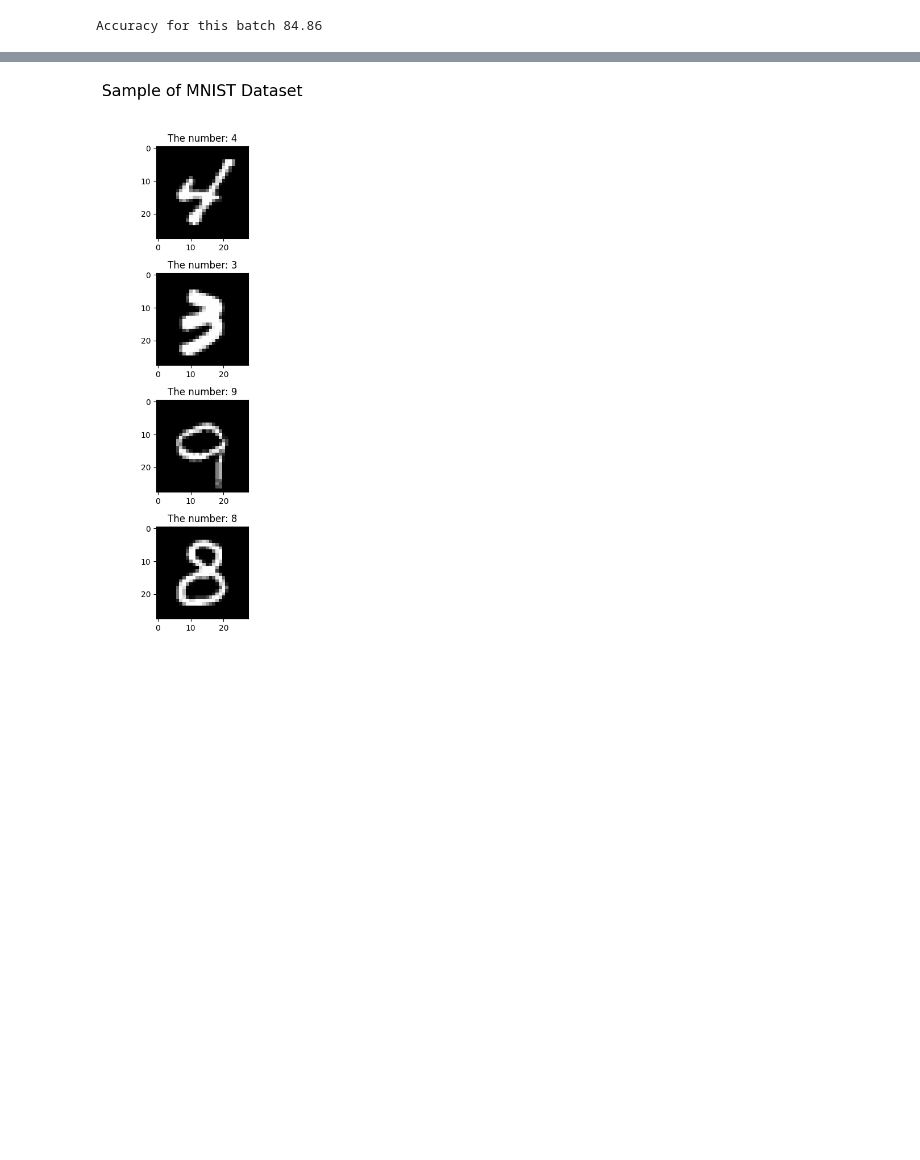
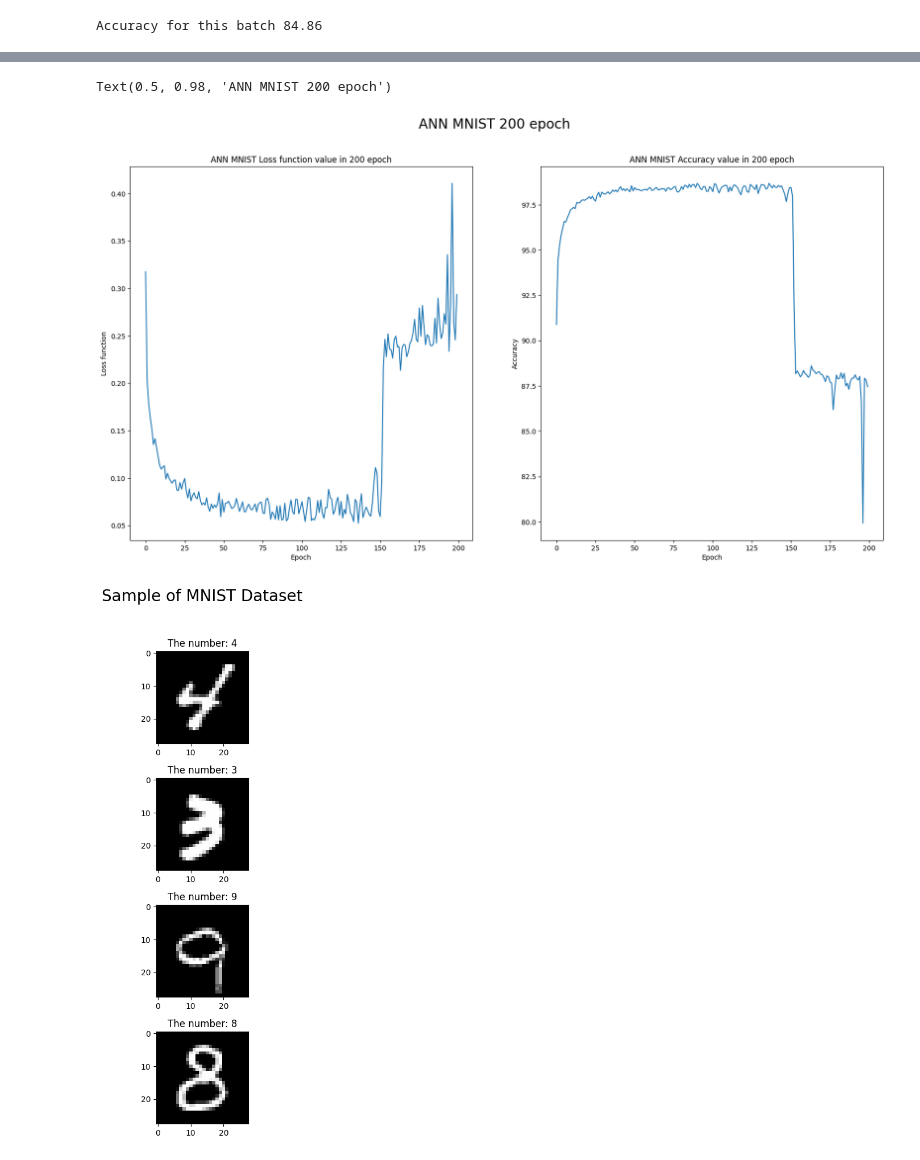
Before and after one commit to rzadrzi/deep-learning-pytorch, a Jupyter notebook: ANN/mnist.ipynb, the cells around one changed output, grey strips where cells are left out. Cells and saved outputs as stored; diff of their text form; code cells hidden in the pictures; blank space fills up the shorter version.

```diff
--- a/ANN/mnist.ipynb
+++ b/ANN/mnist.ipynb
@@ -202,3 +208,20 @@ axs[1].plot(train_accuracy)
+# %%
+fig, axs = plt.subplots(1, 2, figsize=(20,10))
+axs[0].plot(losses)
+axs[0].set_xlabel("Epoch")
+axs[0].set_ylabel("Loss function")
+axs[0].set_title("ANN MNIST Loss function value in 200 epoch")
+# axs[0].set_ylim([0,3])
+axs[1].plot(train_accuracy)
+axs[1].set_xlabel("Epoch")
+axs[1].set_ylabel("Accuracy")
+axs[1].set_title("ANN MNIST Accuracy value in 200 epoch")
+# axs[1].set_ylim([10,100])
+
+plt.suptitle("ANN MNIST 200 epoch", fontsize=20)
+# %% [output]
+Text(0.5, 0.98, 'ANN MNIST 200 epoch')
+[figure, added]
 # %%
 # schow 12 randomly iamges
 fig,axs = plt.subplots(4,1,figsize=(20,10))
```
Also changed, not shown: parts of 10 cells of this notebook.
